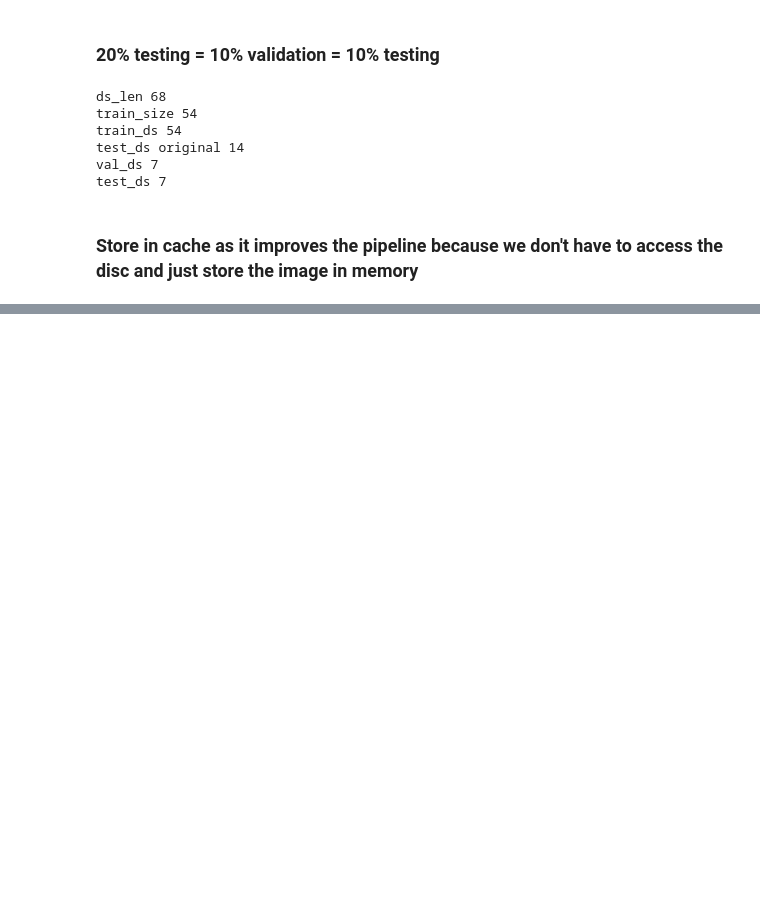
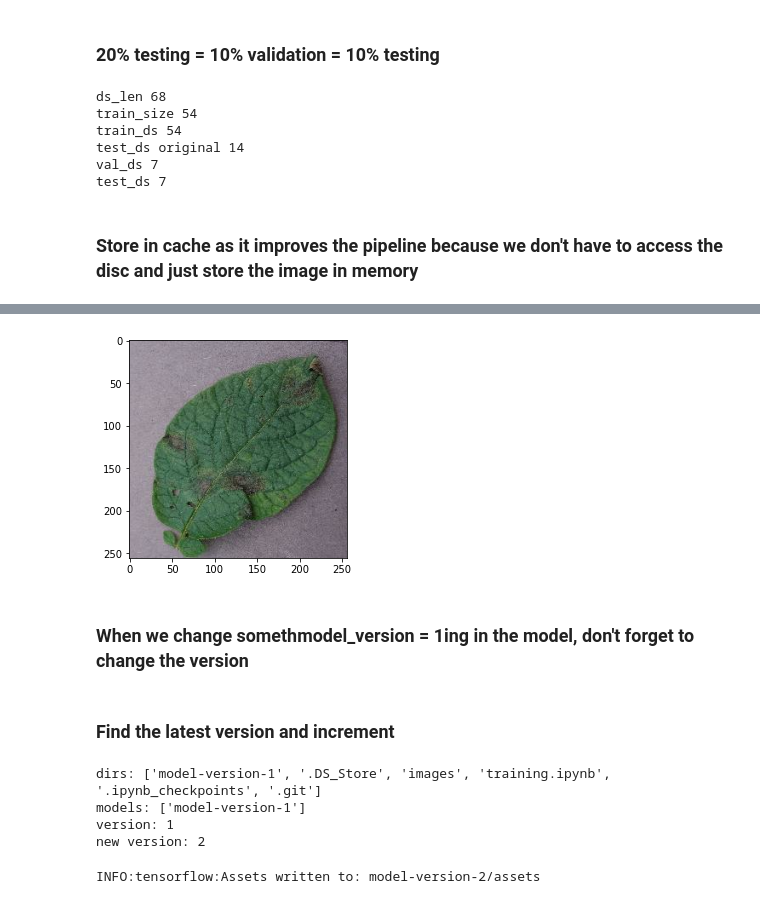
Before and after one commit to keepyourarrow/ml-potato-leaf-classifier, a Jupyter notebook: training.ipynb, the cells around one changed output, grey strips where cells are left out. Cells and saved outputs as stored; diff of their text form; code cells hidden in the pictures; blank space fills up the shorter version.

```diff
--- a/training.ipynb
+++ b/training.ipynb
@@ -135,4 +112,0 @@ _________________________________________________________________
-# %%
-model.compile(optimizer='adam',
-              loss=tf.keras.losses.SparseCategoricalCrossentropy(from_logits=False),
-              metrics=['accuracy'])
@@ -140,0 +217,7 @@ history = model.fit(train_ds, epochs = 50, batch_size = BATCH_SIZE, verbose=1, v
+# %%
+for image_batch, label_batch in test_ds.take(1).as_numpy_iterator():
+    plt.imshow(image_batch[0].astype('uint8'))
+# %% [output]
+[figure, added]
+# %% [markdown]
+### When we change somethmodel_version = 1ing in the model, don't forget to change the version
@@ -140,0 +226,22 @@ history = model.fit(train_ds, epochs = 50, batch_size = BATCH_SIZE, verbose=1, v
+# %% [markdown]
+### Find the latest version and increment
+# %%
+import os
+models = list(filter(lambda x: 'model' in x, os.listdir(".")))
+
+if len(models) > 0:
+    model_version = int(models[-1].split('-')[-1])
+    print(f"dirs: {os.listdir('.')}")
+    print(f"models: {models}")
+    print(f"version: {model_version}")
+    model_version = model_version + 1
+    print(f"new version: {model_version}")
+# %% [output]
+dirs: ['model-version-1', '.DS_Store', 'images', 'training.ipynb', '.ipynb_checkpoints', '.git']
+models: ['model-version-1']
+version: 1
+new version: 2
+# %%
+model.save(f"model-version-{model_version}")
+# %% [output]
+INFO:tensorflow:Assets written to: model-version-2/assets
```
Also changed, not shown: parts of 20 cells of this notebook, 4 other files.
